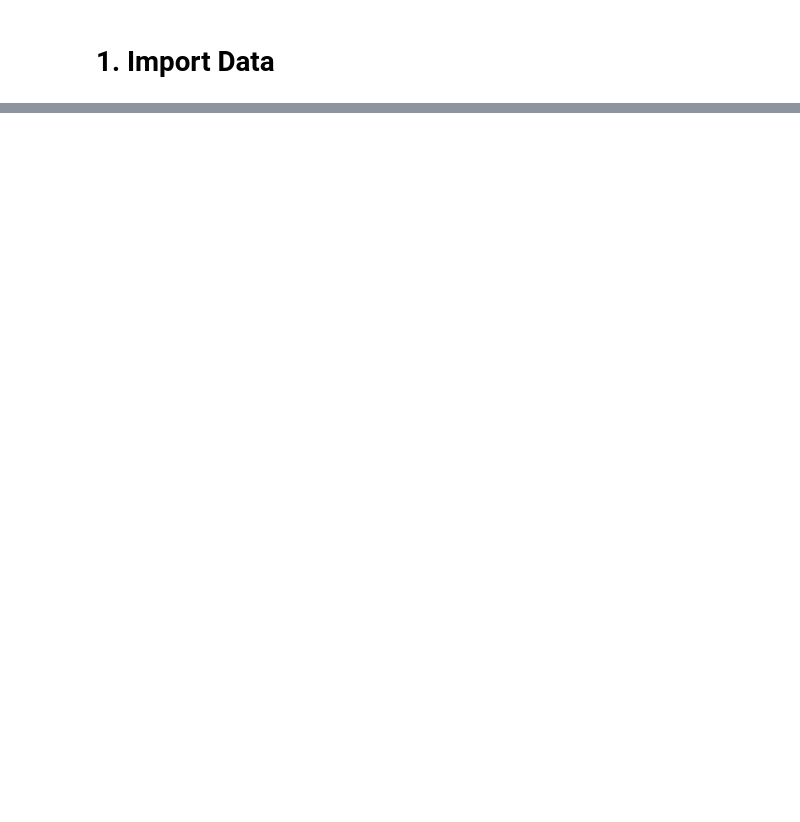
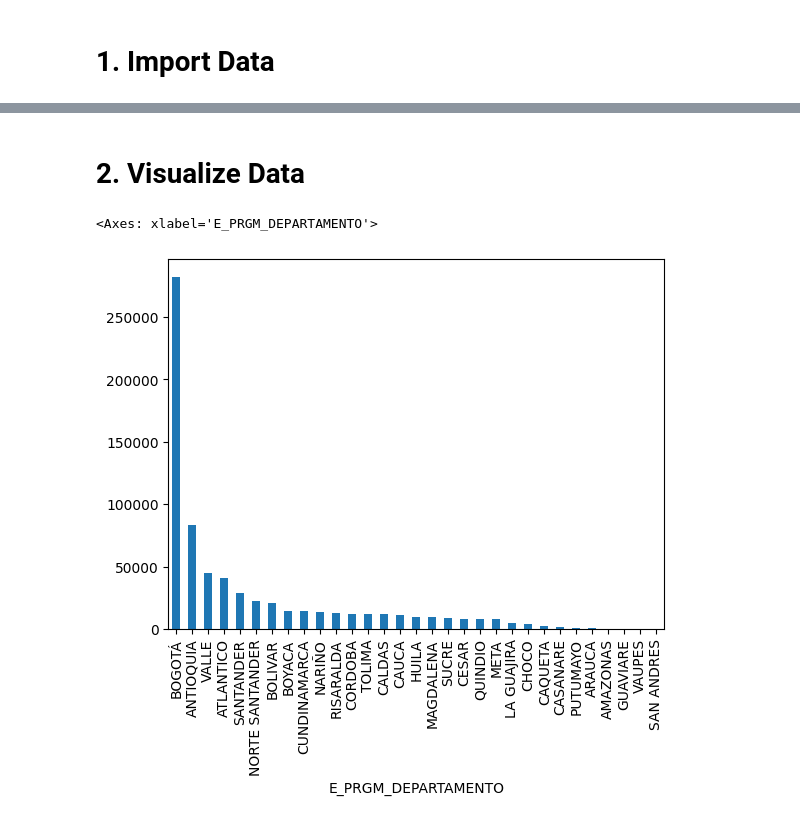
Before and after one commit to Thomascc123/Proyecto-Kaggle-Modelos, a Jupyter notebook: 01 - exploración.ipynb, the cells around one changed output, grey strips where cells are left out. Cells and saved outputs as stored; diff of their text form; code cells hidden in the pictures; blank space fills up the shorter version.

Commit message:
exploring data

```diff
--- a/01 - exploración.ipynb
+++ b/01 - exploración.ipynb
@@ -19,0 +17,2 @@ OSError: Could not find kaggle.json. Make sure it's located in .. Or use the env
+# %%
+train_data = pd.read_csv('train.csv')
@@ -19,0 +40,7 @@ OSError: Could not find kaggle.json. Make sure it's located in .. Or use the env
+# %% [markdown]
+# 2. Visualize Data
+# %%
+train_data["E_PRGM_DEPARTAMENTO"].value_counts().plot(kind='bar')
+# %% [output]
+<Axes: xlabel='E_PRGM_DEPARTAMENTO'>
+[figure, added]
```
Also changed, not shown: parts of 4 cells of this notebook.
